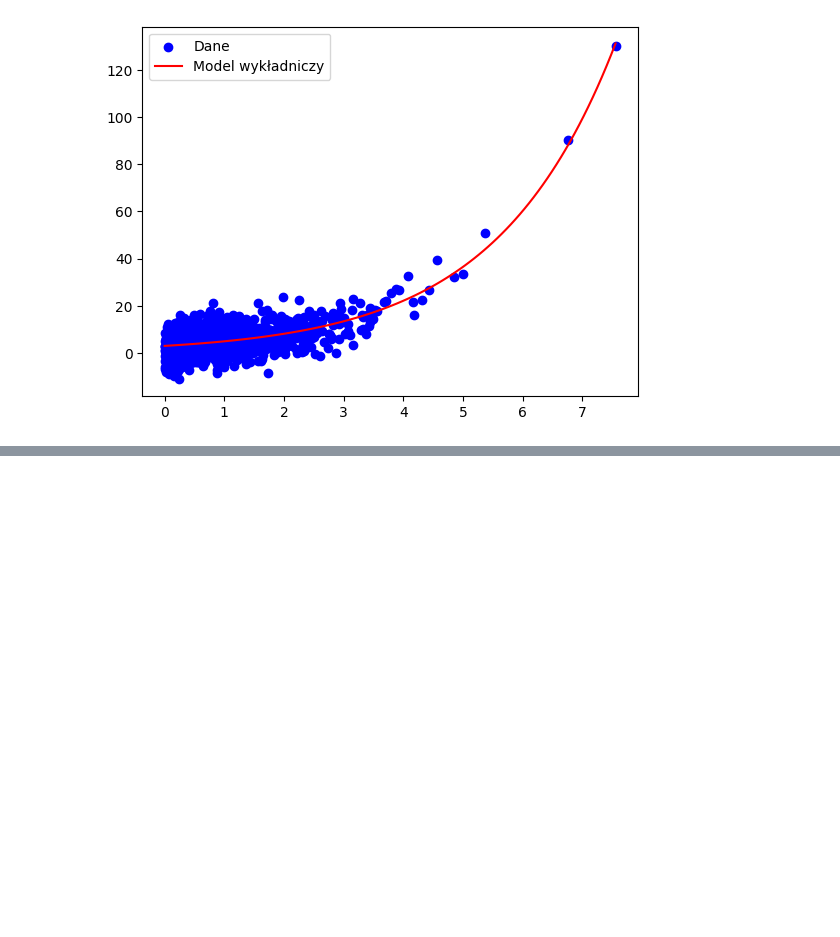
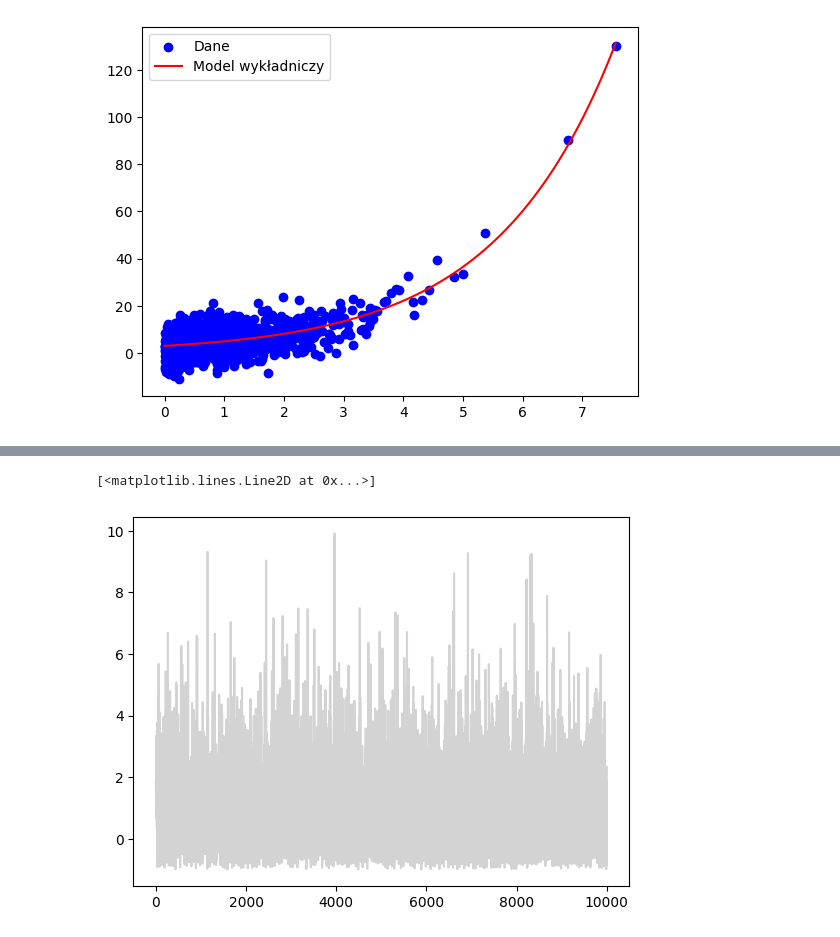
Before and after one commit to MariaNowacka/kaszcz, a Jupyter notebook: l1.ipynb, the cells around one changed output, grey strips where cells are left out. Drawn from its saved outputs; the diff is of its cells as text; code cells hidden in the pictures; blank space fills up the shorter version.

```diff
--- a/l1.ipynb
+++ b/l1.ipynb
@@ -71,0 +74,11 @@ plt.legend()
+# %%
+url2 = "https://prac.im.pwr.edu.pl/~wyloman/szcz_2024_2025/zad2_lista1.txt"
+response = requests.get(url2, verify=False)
+
+if response.status_code == 200:
+    data = response.text
+else:
+    print(f'Błąd pobierania pliku: {response.status_code}')
+
+df2 = pd.read_csv(StringIO(data), delim_whitespace=True, header=None)
+print(df2)
@@ -71,0 +100,15 @@ plt.legend()
+# %%
+def simple_moving_average(data, window):
+    return data.rolling(window=window, center=True).mean()
+
+# Średnie ruchome o podstawie 11, 25 oraz 2p+1
+window_11 = simple_moving_average(df2, 11)
+window_25 = simple_moving_average(df2, 25)
+p = 2
+window_2p1 = simple_moving_average(df2, 2 * p + 1)
+
+# Wykres surowych danych
+plt.plot(df2, label='Dane surowe', color='lightgrey')
+# %% [output]
+[<matplotlib.lines.Line2D at 0x...>]
+[figure, added]
```
Also changed, not shown: parts of 11 cells of this notebook.
